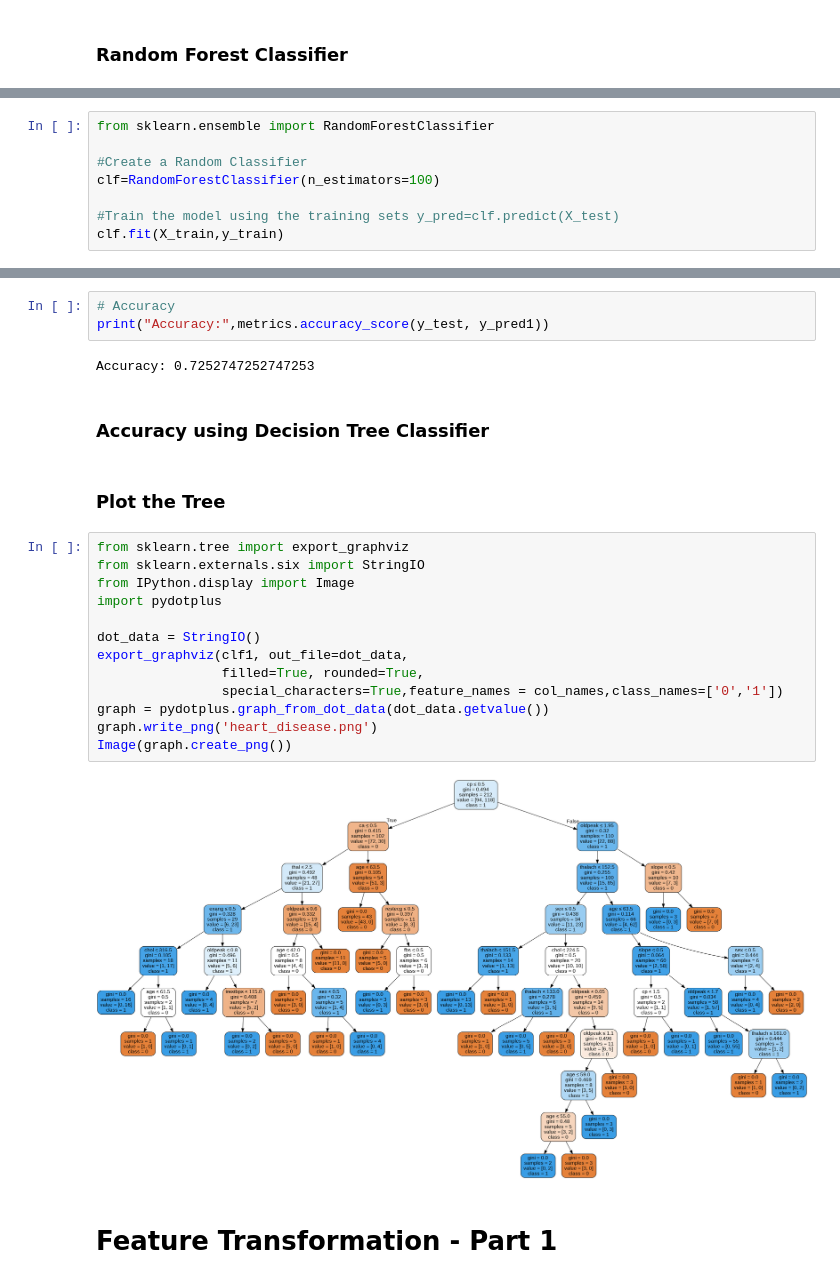
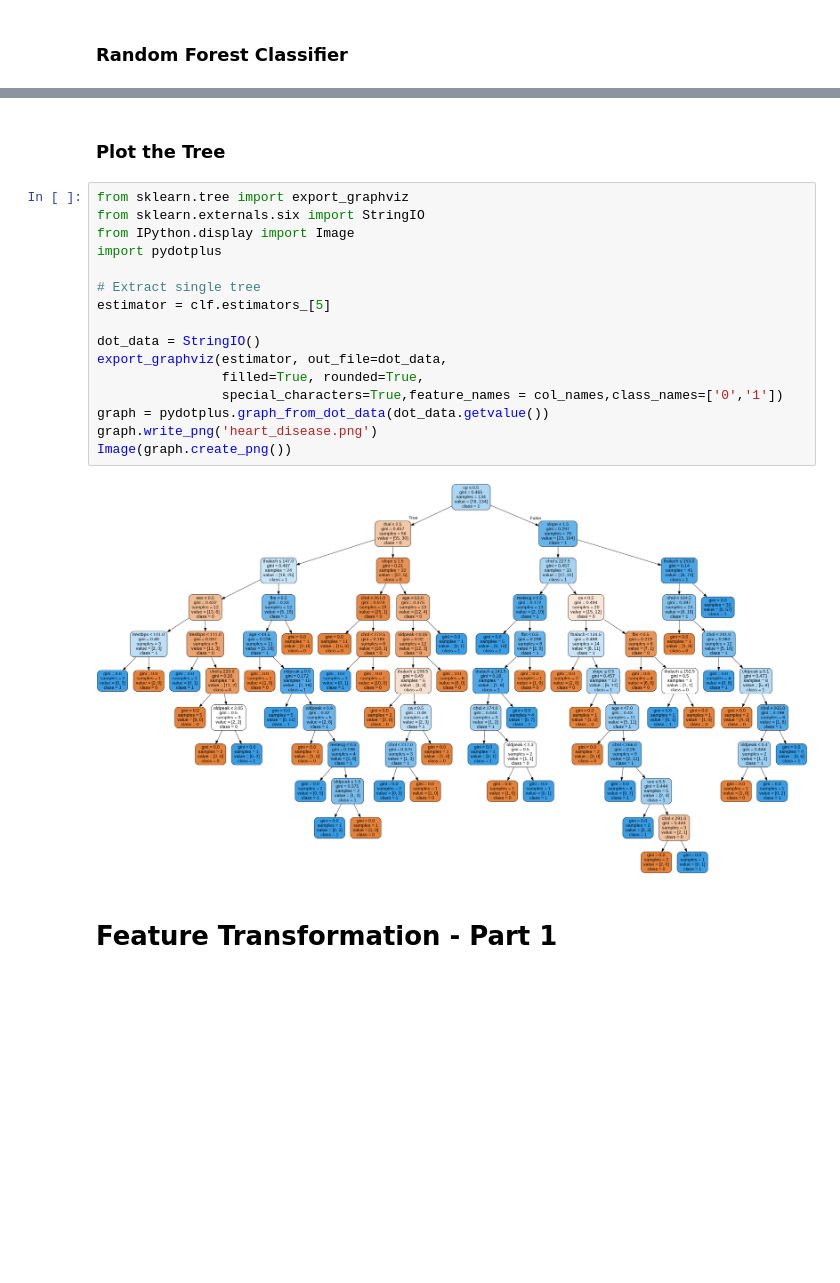
Before and after one commit to snarvekark/ML_Assignments, a Jupyter notebook: MidTerm_Project.ipynb, the cells around one changed output, grey strips where cells are left out. Saved outputs shown, nothing was run; the diff lists cells and outputs as text; blank space fills up the shorter version.

```diff
--- a/MidTerm_Project.ipynb
+++ b/MidTerm_Project.ipynb
@@ -229,8 +226,0 @@ Accuracy: 0.8241758241758241
-# %%
-from sklearn.ensemble import RandomForestClassifier
-
-#Create a Random Classifier
-clf=RandomForestClassifier(n_estimators=100)
-
-#Train the model using the training sets y_pred=clf.predict(X_test)
-clf.fit(X_train,y_train)
@@ -290,27 +264,23 @@ y_pred1 = clf1.predict(X_test)
-# %%
-# Accuracy
-print("Accuracy:",metrics.accuracy_score(y_test, y_pred1))
-# %% [output]
-Accuracy: 0.7252747252747253
-# %% [markdown]
-### Accuracy using Decision Tree Classifier
 # %% [markdown]
 ### Plot the Tree
 # %%
 from sklearn.tree import export_graphviz
 from sklearn.externals.six import StringIO
 from IPython.display import Image
 import pydotplus
 
+# Extract single tree
+estimator = clf.estimators_[5]
+
 dot_data = StringIO()
-export_graphviz(clf1, out_file=dot_data,
+export_graphviz(estimator, out_file=dot_data,
                 filled=True, rounded=True,
                 special_characters=True,feature_names = col_names,class_names=['0','1'])
 graph = pydotplus.graph_from_dot_data(dot_data.getvalue())
 graph.write_png('heart_disease.png')
 Image(graph.create_png())
 # %% [output]
-[figure, old version]
+[figure, new version]
 # %% [markdown]
 # Feature Transformation - Part 1
 # %% [markdown]
```
Also changed, not shown: parts of 29 cells of this notebook.
